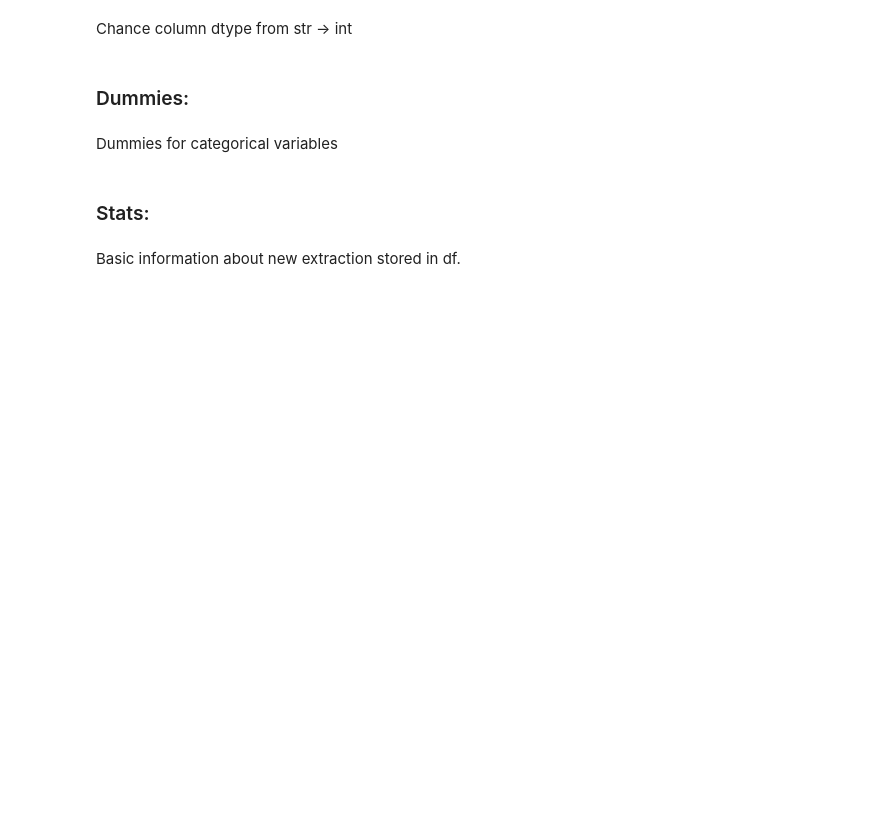
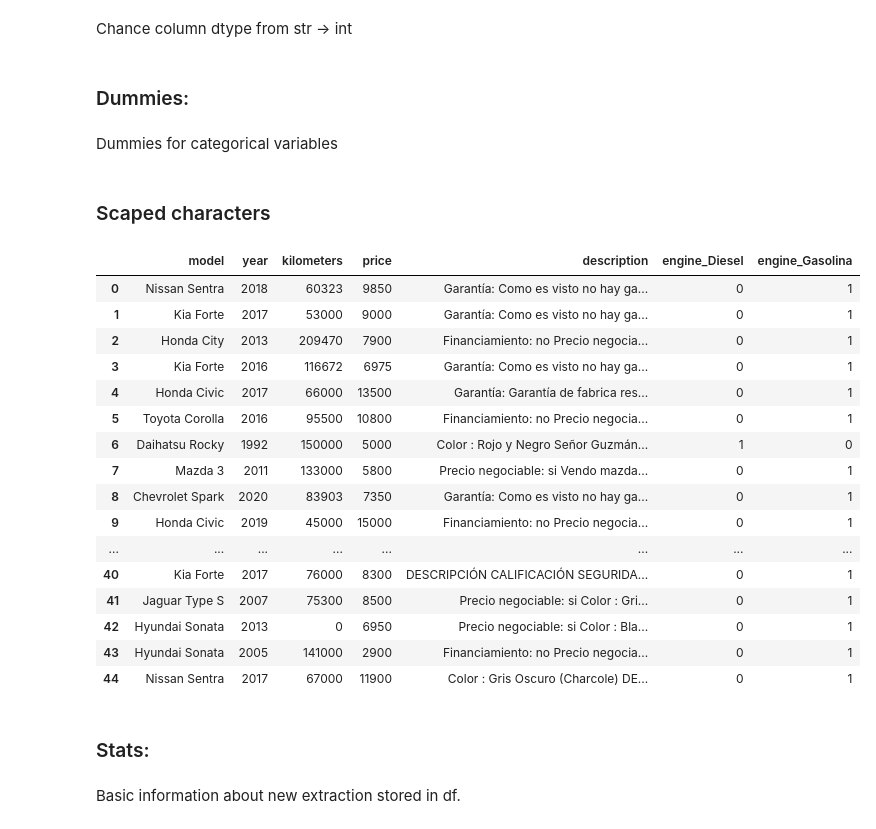
Before and after one commit to standoge/encuentra-24-ETL, a Jupyter notebook: main.ipynb, the cells around one changed output. Cells and saved outputs as stored; diff of their text form; code cells hidden in the pictures; blank space fills up the shorter version.

Commit message:
`feat:` clean description feature

```diff
--- a/main.ipynb
+++ b/main.ipynb
@@ -95,11 +95,11 @@ def check_len(features:list[list[str]]) -> bool:
 def remove_chars(dataframe: pd.DataFrame, feature:str, wildcards:str) -> None:
     return (dataframe
             .apply(
-            lambda row: dataframe[feature]
+            lambda row: row[feature]
             ,axis = 1
     )
             .apply(
-            lambda extracted_f: re.sub(wildcards, r' ', str(extracted_f))
+            lambda extracted_f: re.sub(wildcards, r' ', extracted_f)
         )
 )
 # %% [markdown]
@@ -211,6 +211,31 @@ dummies = pd.get_dummies(df_dum["engine"], prefix="engine")
 df_dum = pd.concat([df_dum, dummies], axis=1)
 # %%
 df_dum = df_dum.drop(["engine"], axis=1)
+# %% [markdown]
+### Scaped characters
+# %%
+REG = '(\n|\r)+'
+df_dum["description"] = remove_chars(df_dum, "description", REG)
+# %%
+df_dum
+# %% [output]
+|  | model | year | kilometers | price | description | engine_Diesel | engine_Gasolina |
+| 0 | Nissan Sentra | 2018 | 60323 | 9850 | Garantía: Como es visto no hay ga... | 0 | 1 |
+| 1 | Kia Forte | 2017 | 53000 | 9000 | Garantía: Como es visto no hay ga... | 0 | 1 |
+| 2 | Honda City | 2013 | 209470 | 7900 | Financiamiento: no Precio negocia... | 0 | 1 |
+| 3 | Kia Forte | 2016 | 116672 | 6975 | Garantía: Como es visto no hay ga... | 0 | 1 |
+| 4 | Honda Civic | 2017 | 66000 | 13500 | Garantía: Garantía de fabrica res... | 0 | 1 |
+| 5 | Toyota Corolla | 2016 | 95500 | 10800 | Financiamiento: no Precio negocia... | 0 | 1 |
+| 6 | Daihatsu Rocky | 1992 | 150000 | 5000 | Color : Rojo y Negro Señor Guzmán... | 1 | 0 |
+| 7 | Mazda 3 | 2011 | 133000 | 5800 | Precio negociable: si Vendo mazda... | 0 | 1 |
+| 8 | Chevrolet Spark | 2020 | 83903 | 7350 | Garantía: Como es visto no hay ga... | 0 | 1 |
+| 9 | Honda Civic | 2019 | 45000 | 15000 | Financiamiento: no Precio negocia... | 0 | 1 |
+| ... | ... | ... | ... | ... | ... | ... | ... |
+| 40 | Kia Forte | 2017 | 76000 | 8300 | DESCRIPCIÓN CALIFICACIÓN SEGURIDA... | 0 | 1 |
+| 41 | Jaguar Type S | 2007 | 75300 | 8500 | Precio negociable: si Color : Gri... | 0 | 1 |
+| 42 | Hyundai Sonata | 2013 | 0 | 6950 | Precio negociable: si Color : Bla... | 0 | 1 |
+| 43 | Hyundai Sonata | 2005 | 141000 | 2900 | Financiamiento: no Precio negocia... | 0 | 1 |
+| 44 | Nissan Sentra | 2017 | 67000 | 11900 | Color : Gris Oscuro (Charcole) DE... | 0 | 1 |
 # %% [markdown]
 ### Stats:
 # %% [markdown]
```
